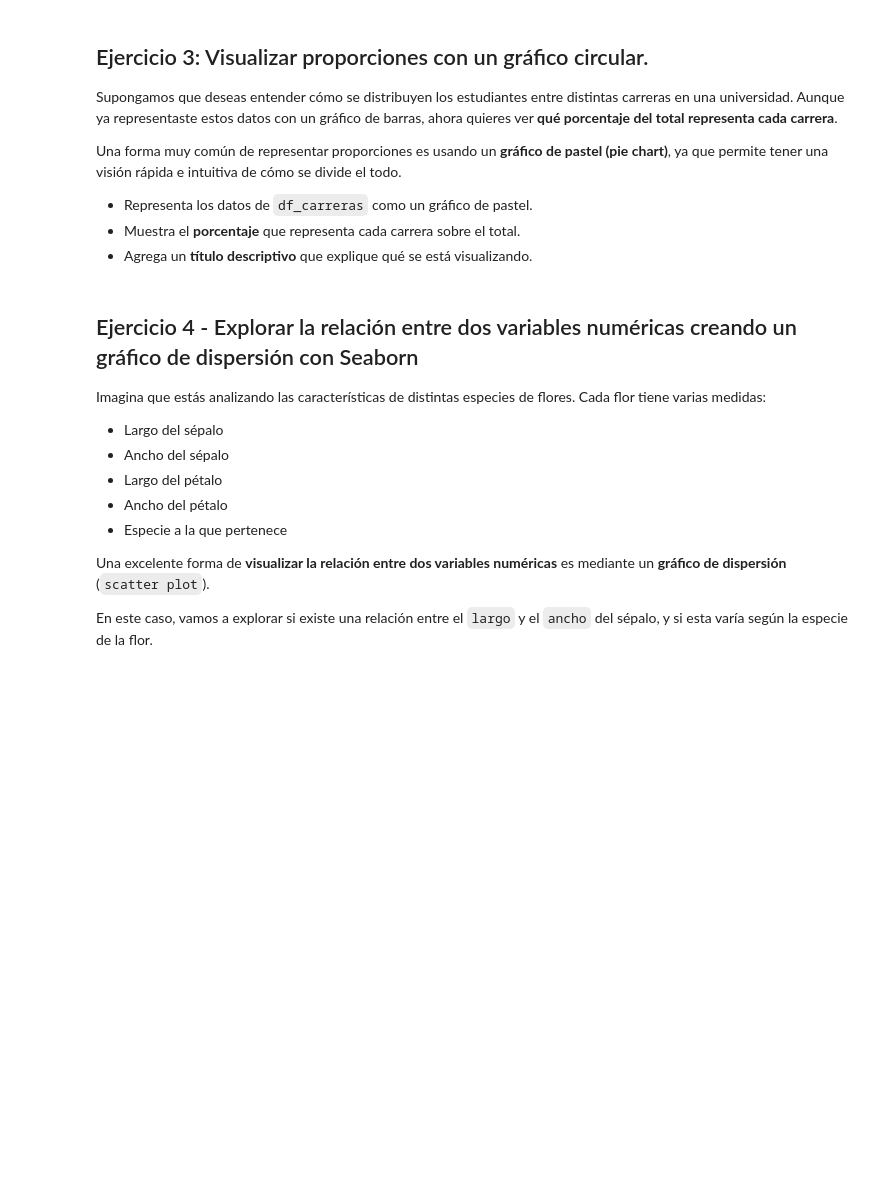
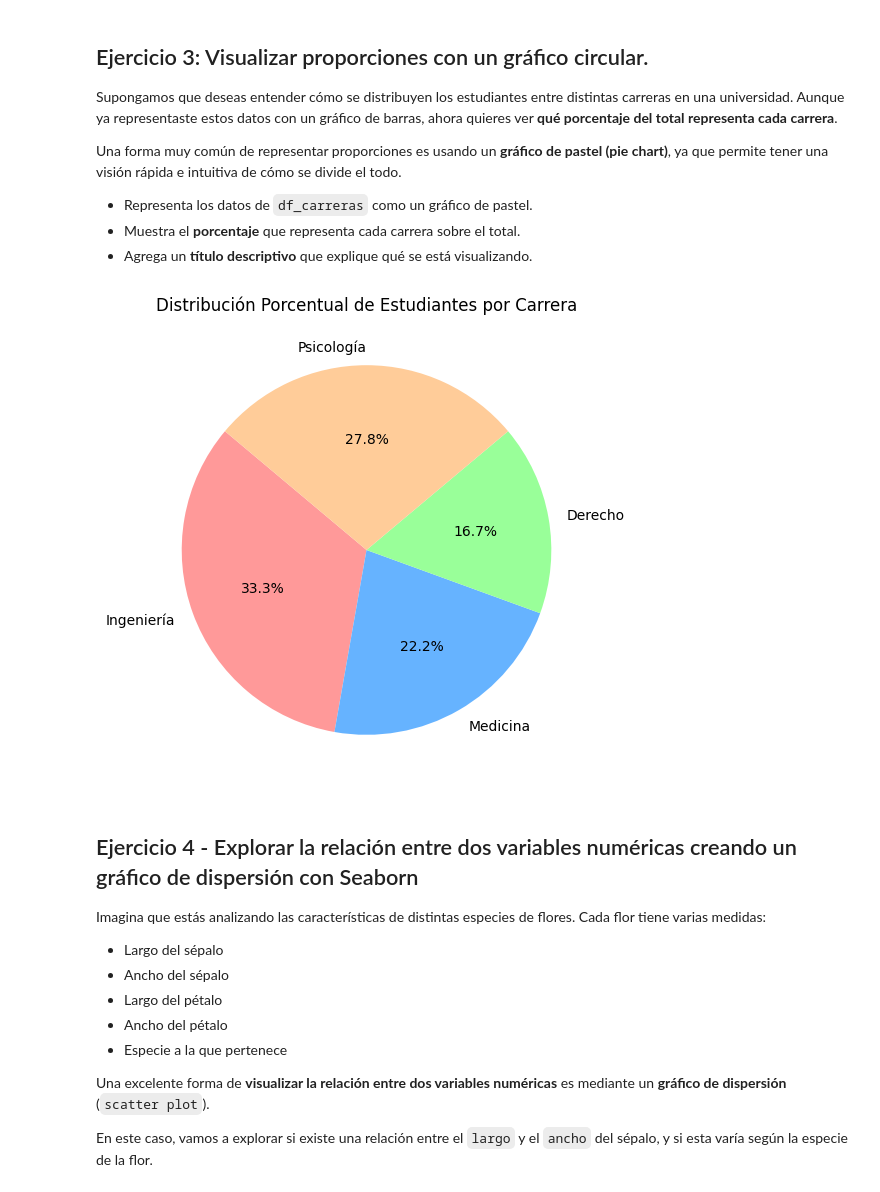
Before and after one commit to javiercriao5-creator/visualization-exercises-with-matplot-and-seaborn, a Jupyter notebook: notebook/problems.es.ipynb, the cells around one changed output. Cells and saved outputs as stored; diff of their text form; code cells hidden in the pictures; blank space fills up the shorter version.

```diff
--- a/notebook/problems.es.ipynb
+++ b/notebook/problems.es.ipynb
@@ -142,3 +152,17 @@ df_carreras
+# %%
+df_carreras
+
+# tu código
+plt.figure(figsize=(8, 6))
+plt.pie(df_carreras['Estudiantes'],
+        labels=df_carreras['Carrera'],
+        autopct='%1.1f%%',
+        startangle=140,
+        colors=['#ff9999','#66b3ff','#99ff99','#ffcc99'])
+plt.title('Distribución Porcentual de Estudiantes por Carrera')
+plt.show()
+# %% [output]
+[figure, added]
 # %% [markdown]
 ## Ejercicio 4 - Explorar la relación entre dos variables numéricas creando un gráfico de dispersión con Seaborn
 
```
Also changed, not shown: parts of 15 cells of this notebook.
